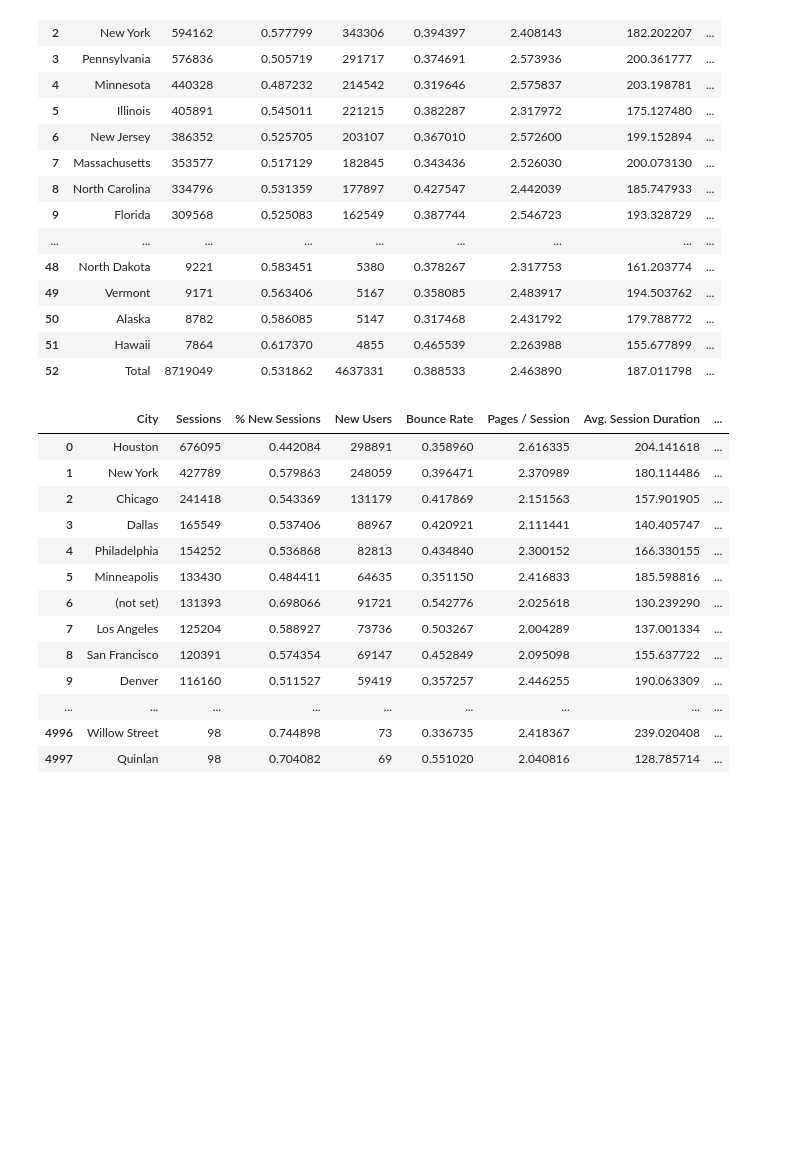
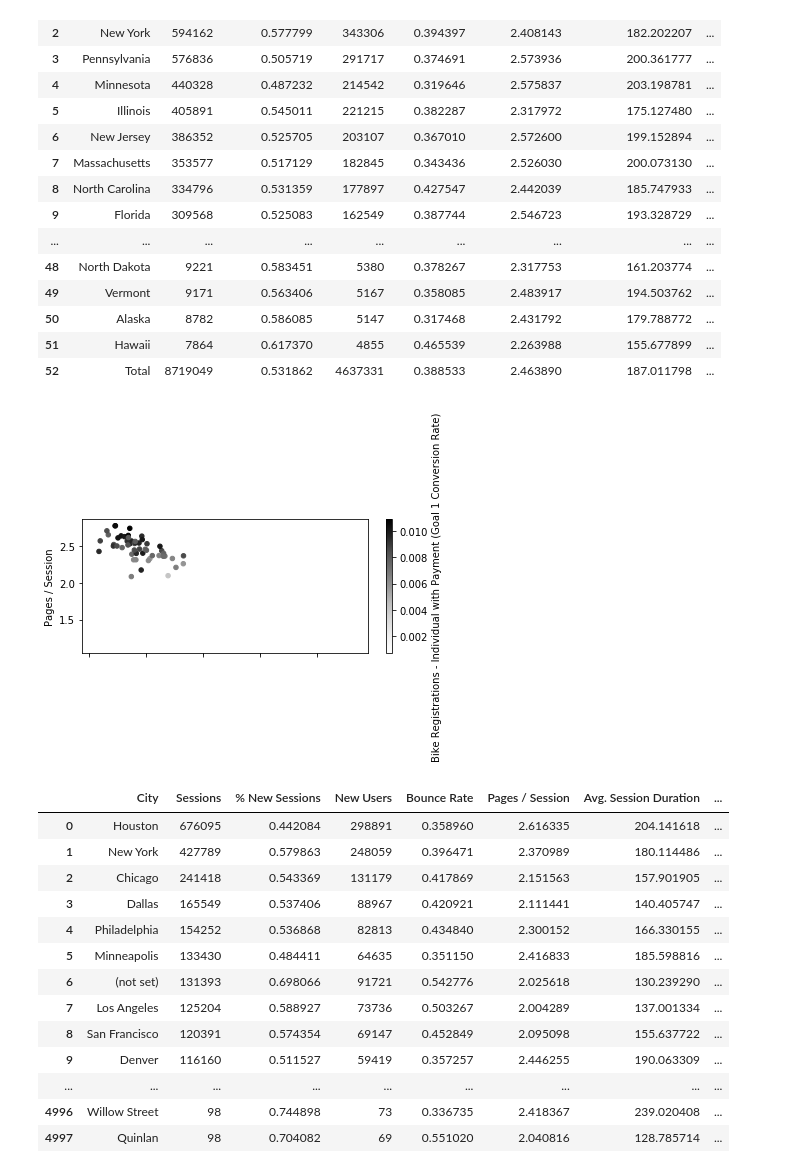
Before and after one commit to mills-jeffreyb/GENBA894, a Jupyter notebook: Mills_Jeff_CapstoneProject-Google.ipynb, the cells around one changed output. Drawn from its saved outputs; the diff is of its cells as text; code cells hidden in the pictures; blank space fills up the shorter version.

```diff
--- a/Mills_Jeff_CapstoneProject-Google.ipynb
+++ b/Mills_Jeff_CapstoneProject-Google.ipynb
@@ -250,6 +250,11 @@ analyticsLoc
 | 50 | Alaska | 8782 | 0.586085 | 5147 | 0.317468 | 2.431792 | 179.788772 | ... |
 | 51 | Hawaii | 7864 | 0.617370 | 4855 | 0.465539 | 2.263988 | 155.677899 | ... |
 | 52 | Total | 8719049 | 0.531862 | 4637331 | 0.388533 | 2.463890 | 187.011798 | ... |
+# %%
+analyticsLoc.plot.scatter(x='Bounce Rate', y='Pages / Session', c='Bike Registrations - Individual with Payment (Goal 1 Conversion Rate)')
+plt.tight_layout()
+# %% [output]
+[figure, added]
 # %%
 # filenames
 excel_names = ["Analytics Bike MS - Luminate Pages Location City 20160401 - 20171214 (1).xlsx"]
```
Also changed, not shown: parts of 6 cells of this notebook.
